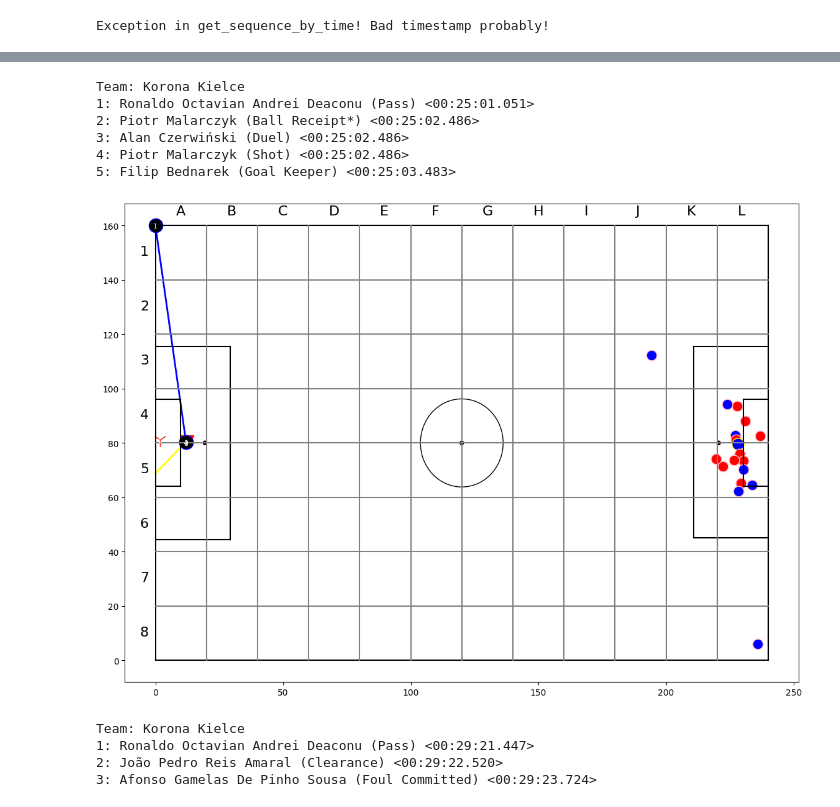
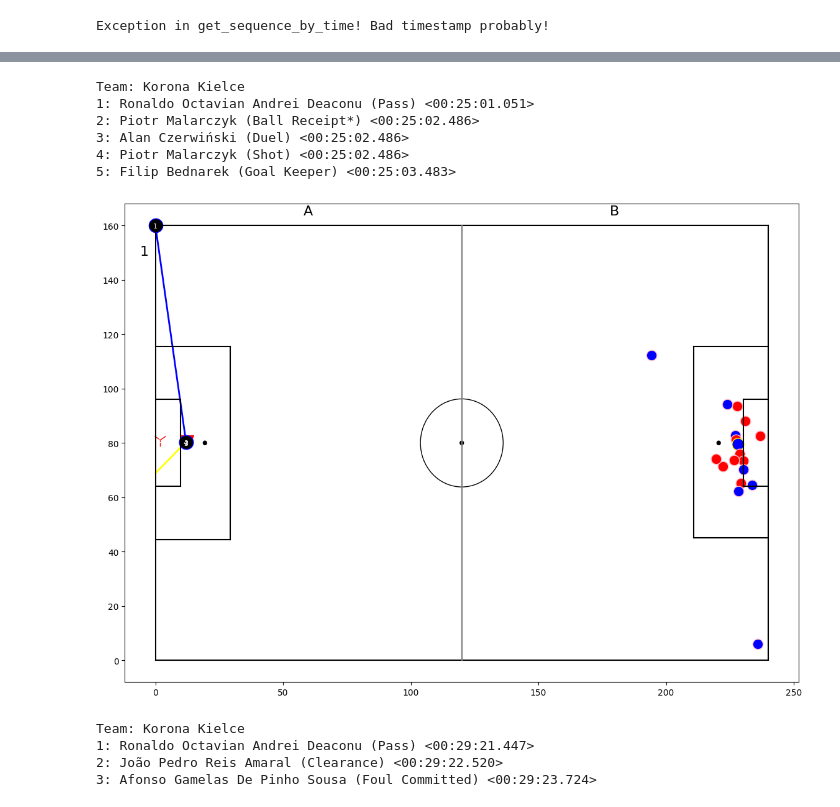
Before and after one commit to mattyl006/sport-data-science, a Jupyter notebook: corners_review.ipynb, the cells around one changed output, grey strips where cells are left out. Drawn from its saved outputs; the diff is of its cells as text; code cells hidden in the pictures.

Commit message:
edit get_sequences, draw_sequences, add files to new corners_metrics

```diff
--- a/corners_review.ipynb
+++ b/corners_review.ipynb
@@ -63,7 +71,7 @@ from draw.draw_sequences import draw_events_sequence
 start_team ='Lech Poznań'
 
 for i in range(len(corners_lech)):
-    draw_events_sequence(corners_lech[i], start_team, 12, 8, scale=2)
+    draw_events_sequence(corners_lech[i], start_team, 12, 8, scale=2,  first_event_360=True)
 # %% [output]
 Team: Lech Poznan
 1: Joel Vieira Pereira (Pass) <00:06:07.667>
@@ -183,16 +174,18 @@ seq
 # %%
 start_team ='Korona Kielce'
 
 for i in range(len(corners_korona)):
-    draw_events_sequence(corners_korona[i], start_team, 12, 8, scale=2)
+    draw_events_sequence(corners_korona[i], start_team, 2, 1, scale=2)
+
+corners_korona[0].to_csv('korona_gol.csv')
 # %% [output]
 Team: Korona Kielce
 1: Ronaldo Octavian Andrei Deaconu (Pass) <00:25:01.051>
 2: Piotr Malarczyk (Ball Receipt*) <00:25:02.486>
 3: Alan Czerwiński (Duel) <00:25:02.486>
 4: Piotr Malarczyk (Shot) <00:25:02.486>
 5: Filip Bednarek (Goal Keeper) <00:25:03.483>
-[figure, old version]
+[figure, new version]
 Team: Korona Kielce
 1: Ronaldo Octavian Andrei Deaconu (Pass) <00:29:21.447>
 2: João Pedro Reis Amaral (Clearance) <00:29:22.520>
```
Also changed, not shown: parts of 7 cells of this notebook, 5 other files.
